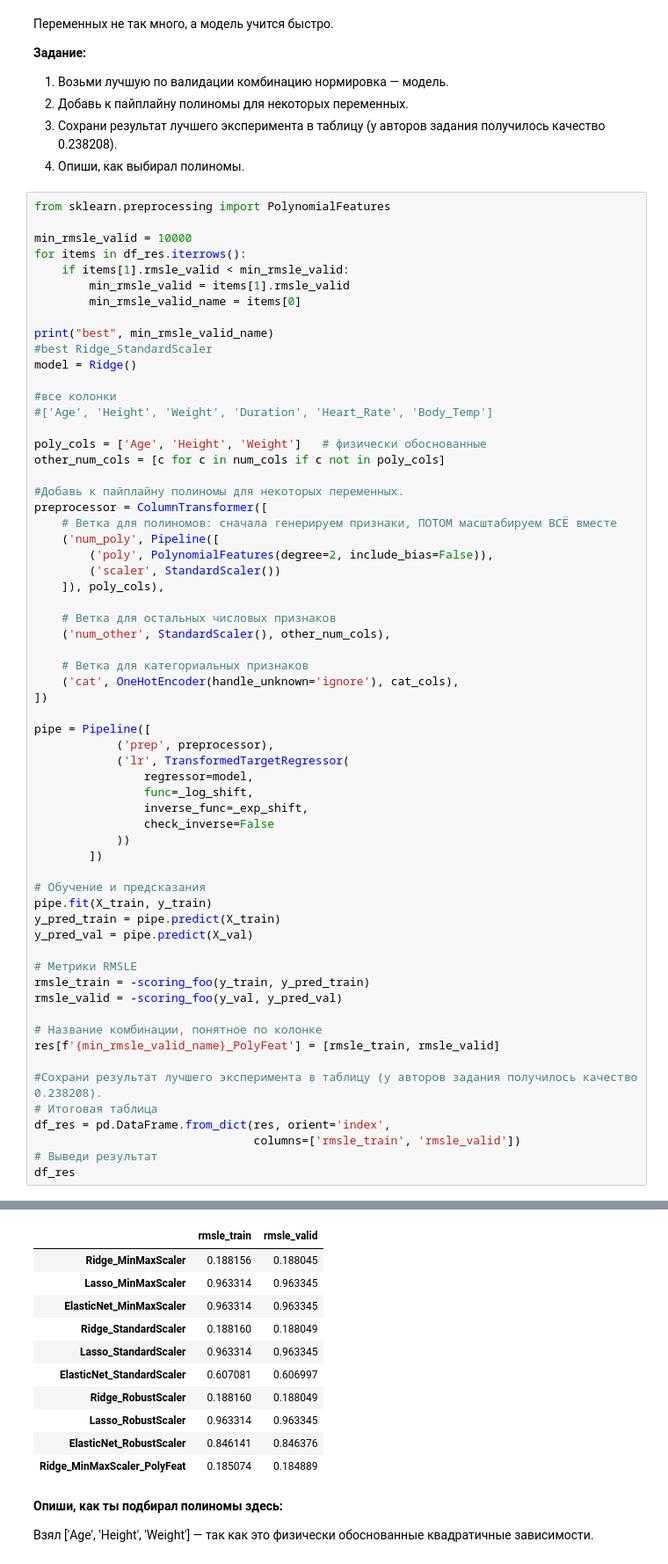
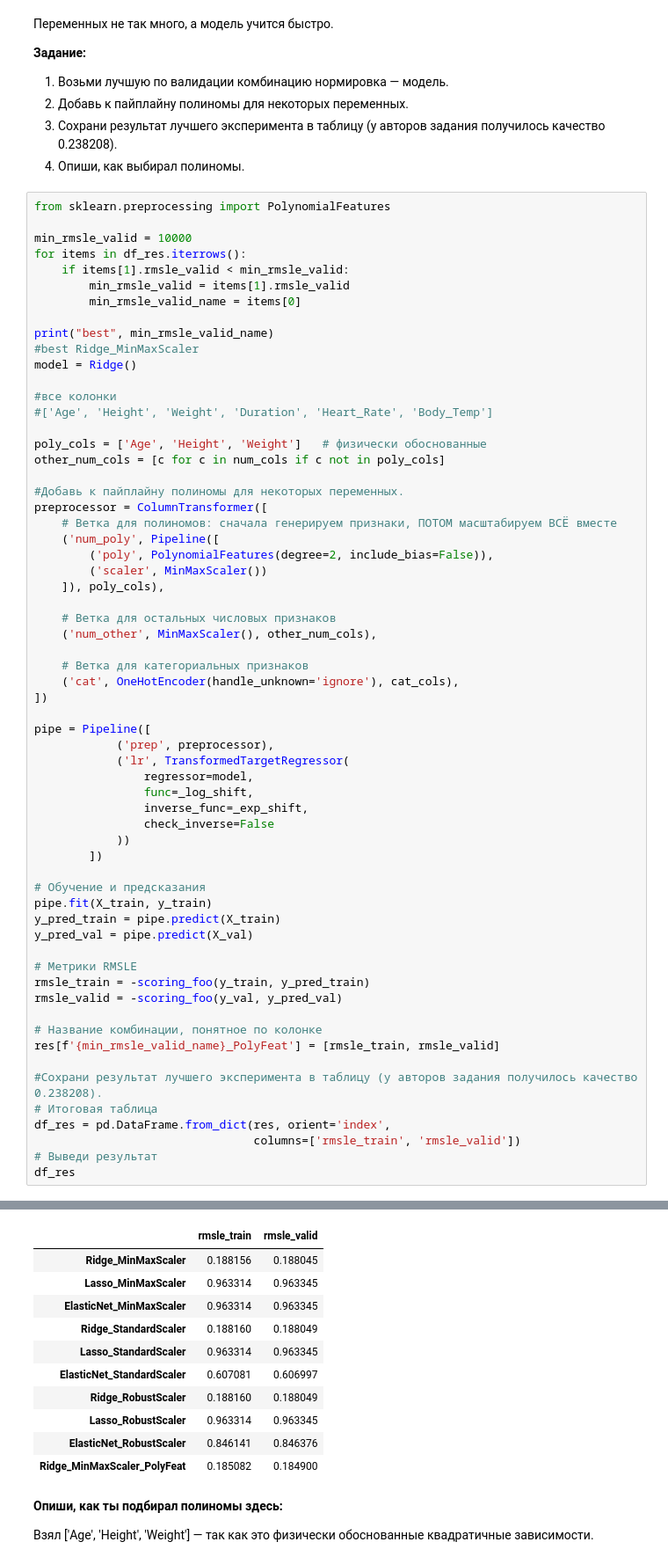
Before and after one commit to dchurikov1983/msc-ml-online-autumn-2026, a Jupyter notebook: W4 Linear Regression/Неделя_4_Машинное_обучение_ДЗ_done.ipynb, the cells around one changed output, grey strips where cells are left out. Shown at 88% size. Cells and saved outputs as stored; diff of their text form.

```diff
--- a/W4 Linear Regression/Неделя_4_Машинное_обучение_ДЗ_done.ipynb
+++ b/W4 Linear Regression/Неделя_4_Машинное_обучение_ДЗ_done.ipynb
@@ -299,7 +299,7 @@ for items in df_res.iterrows():
         min_rmsle_valid_name = items[0]
 
 print("best", min_rmsle_valid_name)
-#best Ridge_StandardScaler
+#best Ridge_MinMaxScaler
 model = Ridge()
 
 #все колонки
@@ -313,11 +313,11 @@ preprocessor = ColumnTransformer([
     # Ветка для полиномов: сначала генерируем признаки, ПОТОМ масштабируем ВСЁ вместе
     ('num_poly', Pipeline([
         ('poly', PolynomialFeatures(degree=2, include_bias=False)),
-        ('scaler', StandardScaler())
+        ('scaler', MinMaxScaler())
     ]), poly_cols),
 
     # Ветка для остальных числовых признаков
-    ('num_other', StandardScaler(), other_num_cols),
+    ('num_other', MinMaxScaler(), other_num_cols),
 
     # Ветка для категориальных признаков
     ('cat', OneHotEncoder(handle_unknown='ignore'), cat_cols),
@@ -336,34 +336,34 @@ pipe = Pipeline([
 # Обучение и предсказания
 pipe.fit(X_train, y_train)
 y_pred_train = pipe.predict(X_train)
 y_pred_val = pipe.predict(X_val)
 
 # Метрики RMSLE
 rmsle_train = -scoring_foo(y_train, y_pred_train)
 rmsle_valid = -scoring_foo(y_val, y_pred_val)
 
 # Название комбинации, понятное по колонке
 res[f'{min_rmsle_valid_name}_PolyFeat'] = [rmsle_train, rmsle_valid]
 
 #Сохрани результат лучшего эксперимента в таблицу (у авторов задания получилось качество 0.238208).
 # Итоговая таблица
 df_res = pd.DataFrame.from_dict(res, orient='index',
                                 columns=['rmsle_train', 'rmsle_valid'])
 # Выведи результат
 df_res
 # %% [output]
 best Ridge_MinMaxScaler
 |  | rmsle_train | rmsle_valid |
 | Ridge_MinMaxScaler | 0.188156 | 0.188045 |
 | Lasso_MinMaxScaler | 0.963314 | 0.963345 |
 | ElasticNet_MinMaxScaler | 0.963314 | 0.963345 |
 | Ridge_StandardScaler | 0.188160 | 0.188049 |
 | Lasso_StandardScaler | 0.963314 | 0.963345 |
 | ElasticNet_StandardScaler | 0.607081 | 0.606997 |
 | Ridge_RobustScaler | 0.188160 | 0.188049 |
 | Lasso_RobustScaler | 0.963314 | 0.963345 |
 | ElasticNet_RobustScaler | 0.846141 | 0.846376 |
-| Ridge_MinMaxScaler_PolyFeat | 0.185074 | 0.184889 |
+| Ridge_MinMaxScaler_PolyFeat | 0.185082 | 0.184900 |
 # %% [markdown]
 **Опиши, как ты подбирал полиномы здесь:**
 
```
Also changed, not shown: parts of 9 cells of this notebook.
